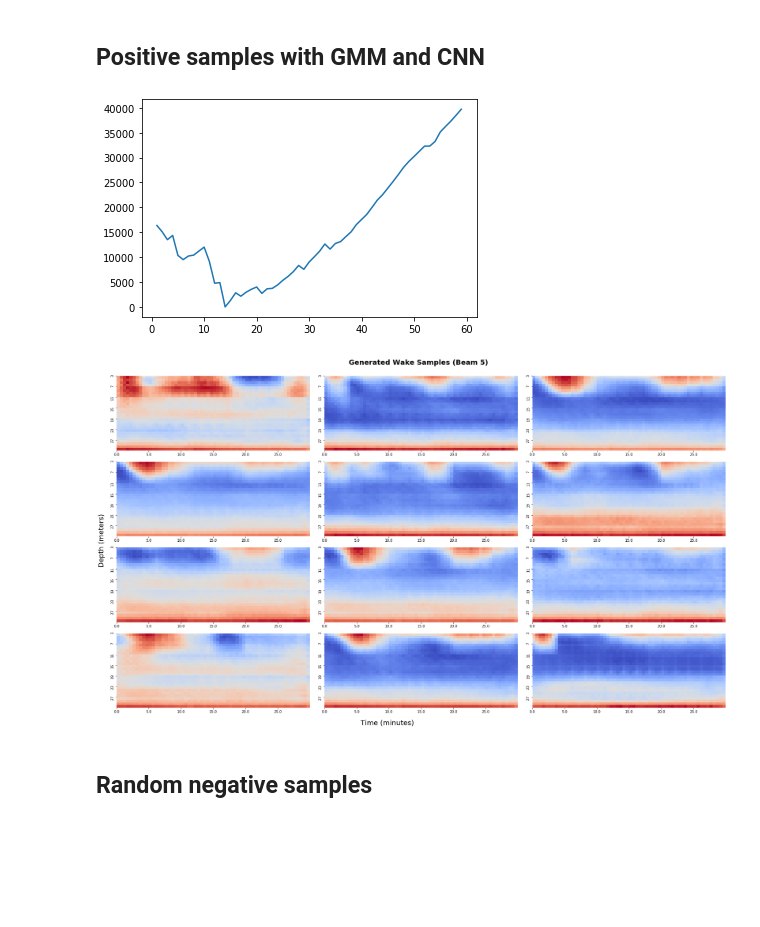
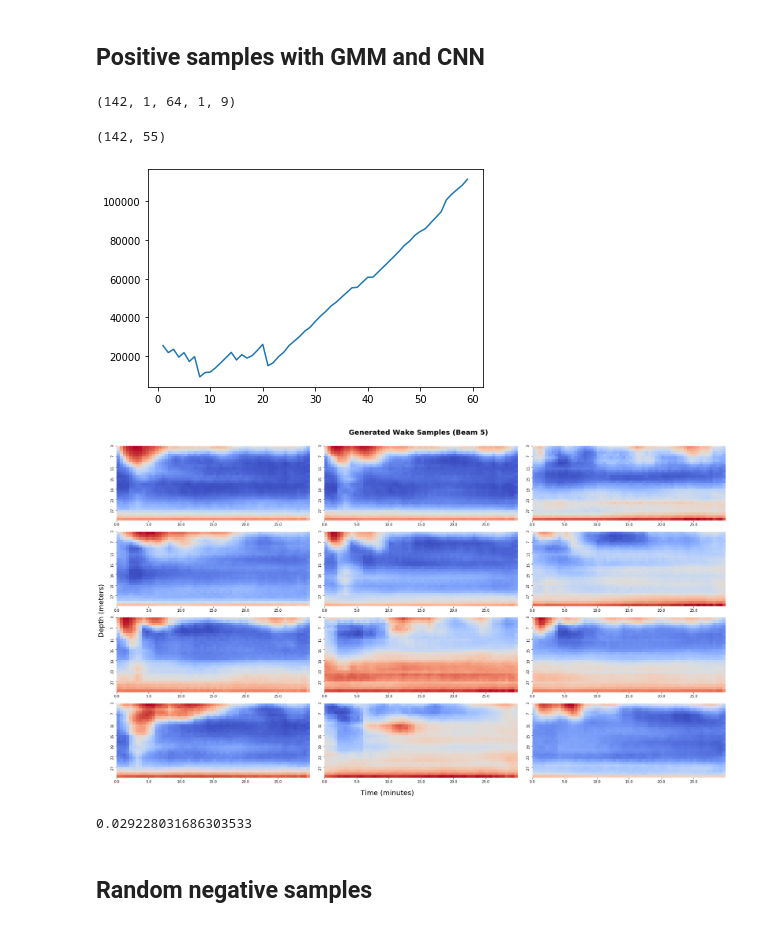
Before and after one commit to Igor-Ryazanov/DeepWater, a Jupyter notebook: Data processing 1.ipynb, the cells around one changed output. Saved outputs shown, nothing was run; the diff lists cells and outputs as text; code cells hidden in the pictures; blank space fills up the shorter version.

```diff
--- a/Data processing 1.ipynb
+++ b/Data processing 1.ipynb
@@ -102,6 +126,6 @@ wp.make_12_heatmaps(clean_neg_frames[-12:,3, :-1, :])
 model = None
 model = ae.Autoencoder()
 model.double()
-epochs = 70
+epochs = 80
 outputs = ae.train_autoencoder(model, wake_samples[:,:,:-1,:], num_epochs=epochs, batch_size = 5)
 # %% [output]
@@ -136,3 +160,7 @@ wp.make_heatmap(wake_samples[17,3,:-1,:], None)
 ## Positive samples with GMM and CNN
 # %%
 compressed_wakes = ae.compress_wakes(wake_samples, model)
+# %%
+compressed_wakes.shape
+# %% [output]
+(142, 1, 64, 1, 9)
@@ -139,7 +171,9 @@ compressed_wakes = ae.compress_wakes(wake_samples, model)
+# %%
+data_cnn.shape
+# %% [output]
+(142, 55)
 # %%
-gmm_cnn_data = np.array([w.flatten() for w in compressed_wakes])
-pca_cnn = PCA(0.999, whiten=True)
-data_cnn = pca_cnn.fit_transform(gmm_cnn_data)
+
 n_components = np.arange(1, 60)
 models = [GMM(n, covariance_type='full', random_state=0)
           for n in n_components]
@@ -147,16 +181,16 @@ aics = [model.fit(data_cnn).aic(data_cnn) for model in models]
 plt.plot(n_components, aics)
 plt.show()
 # %% [output]
-[figure, old version]
+[figure, new version]
 # %%
-gmm_cnn = GMM(14, covariance_type='full', random_state=44)
+gmm_cnn = GMM(21, covariance_type='full', random_state=44)
 gmm_cnn.fit(data_cnn)
-cnn_pca_seeds = gmm_cnn.sample(358)
+cnn_pca_seeds = gmm_cnn.sample(1000) #Sampling 1000 frames for the positive data
 cnn_seeds = pca_cnn.inverse_transform(cnn_pca_seeds[0])
 # %%
 decompressed_wakes = ae.decompress_wakes(cnn_seeds, model)
 # %%
-wp.make_12_heatmaps(decompressed_wakes[12:24,3, :, :], title =  'Generated Wake Samples (Beam 5)')
+wp.make_12_heatmaps(decompressed_wakes[24:36,3, :, :], title =  'Generated Wake Samples (Beam 5)')
 # %% [output]
-[figure, old version]
+[figure, new version]
 # %%
@@ -164,3 +198,7 @@ wp.make_12_heatmaps(decompressed_wakes[12:24,3, :, :], title =  'Generated Wake
+# %%
+decompressed_wakes.min()
+# %% [output]
+0.029228031686303533
 # %% [markdown]
 ## Random negative samples
 # %%
```
Also changed, not shown: parts of 24 cells of this notebook, 22 other files.
